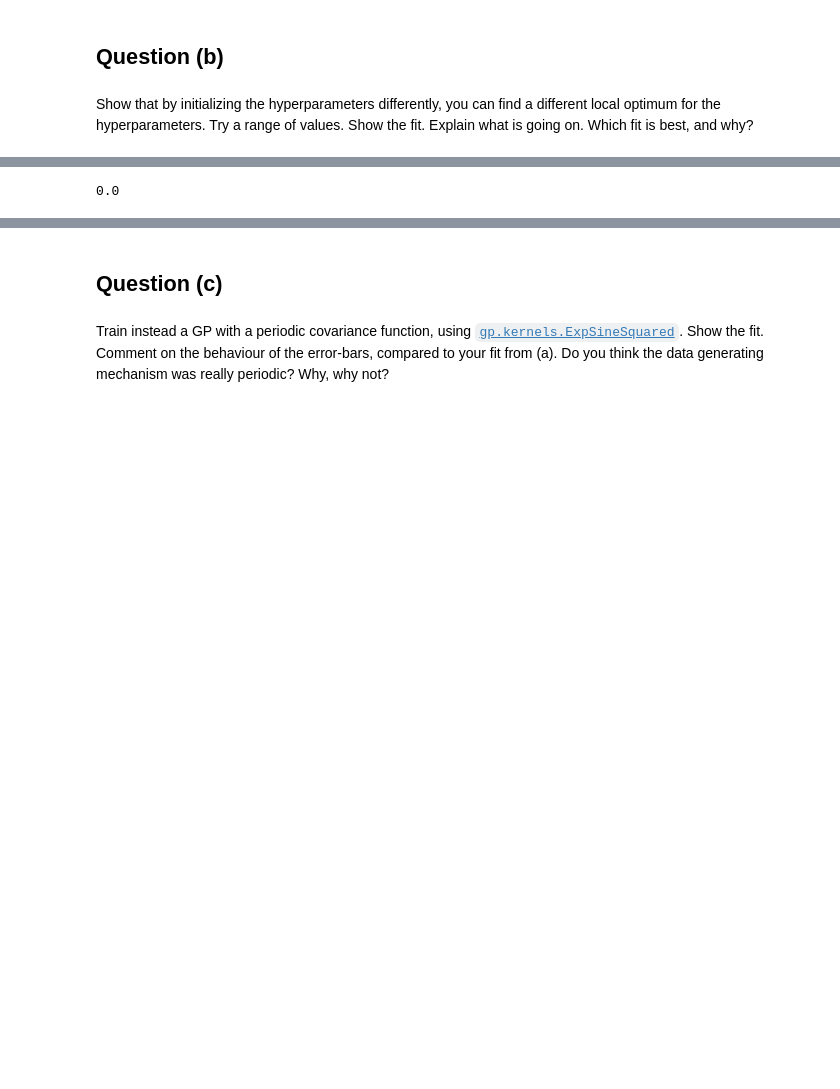
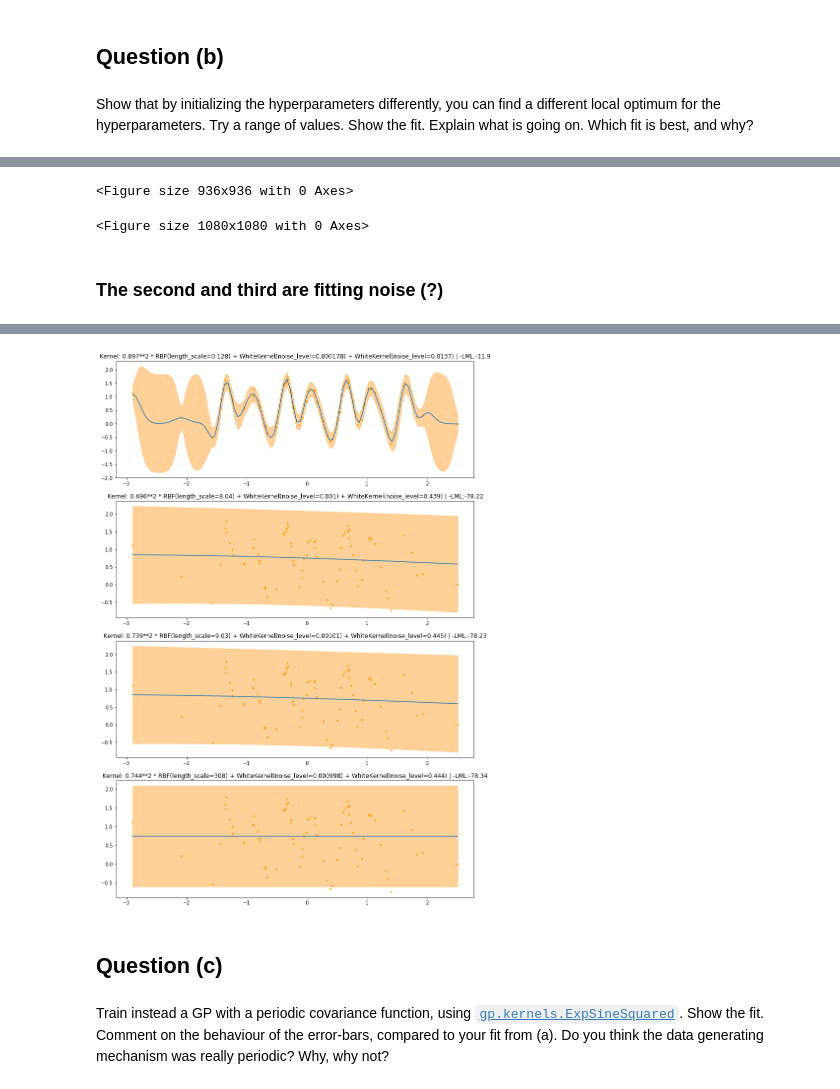
Before and after one commit to JCobbles/pml-courseworks, a Jupyter notebook: coursework1.ipynb, the cells around one changed output, grey strips where cells are left out. Cells and saved outputs as stored; diff of their text form; code cells hidden in the pictures; blank space fills up the shorter version.

```diff
--- a/coursework1.ipynb
+++ b/coursework1.ipynb
@@ -120,4 +90,47 @@ dict_keys(['-11.90', '-78.22', '-78.34'])
-# %%
-print(np.round(np.random.uniform()))
-# %% [output]
-0.0
+# %%
+plt.figure(figsize=(13, 13))
+
+with io.BytesIO(r.content) as f:
+    data = scipy.io.loadmat(f)
+    x,y = data['x'], data['y']
+    fig = plt.figure(figsize=(15,15))
+
+    vs = np.logspace(-3, 1, 5); σs = np.logspace(-3, 1, 5); λs = np.logspace(-3, 3, 7)
+
+    #s= ν**2 * gp.kernels.RBF(length_scale=λ) + gp.kernels.WhiteKernel(noise_level=σ)
+    model = hyp_search(x, y,
+                       kernel=gp.kernels.ExpSineSquared,
+                       noise=True,
+                       kernel_initialiser=gen_kernel,
+                       params=[(ν, σ, λ) for ν in vs for σ in σs for λ in λs])
+
+print()
+# %% [output]
+<Figure size 936x936 with 0 Axes>
+<Figure size 1080x1080 with 0 Axes>
+# %% [markdown]
+### The second and third are fitting noise (?)
+# %%
+plt.figure(figsize=(13, 20))
+
+results = process_results(model)
+uniq = results.round({'marglik': 2})
+uniq = uniq.drop_duplicates(subset='marglik')
+display(uniq.head(5))
+
+x_pred = np.linspace(min(x), max(x), 100)
+
+plt_num = 1
+plt_tot = 4
+
+for (i, row) in uniq.head(plt_tot).iterrows():
+    y_pred, y_cov = row.model.predict(x_pred.reshape(100,1), return_cov=True)
+    y_pred = y_pred.reshape(100,)
+    y_var = np.sqrt(np.diag(y_cov))
+    plt.subplot(plt_tot, 1, plt_num)
+    plt.title(f'Kernel: {row.kernel_optim} | -LML:{row.marglik}')
+    plt.scatter(x, y, c='orange',s=8)
+    plt.plot(x_pred, y_pred)
+    plt.fill_between(x_pred.squeeze(), y_pred+2*y_var, y_pred-2*y_var, alpha=0.4, color='darkorange')
+    plt_num+=1
+# %% [output]
@@ -124,3 +143,4 @@ print(np.round(np.random.uniform()))
+[figure, added]
 # %% [markdown]
 ## Question (c)
 # %% [markdown]
```
Also changed, not shown: parts of 13 cells of this notebook.
